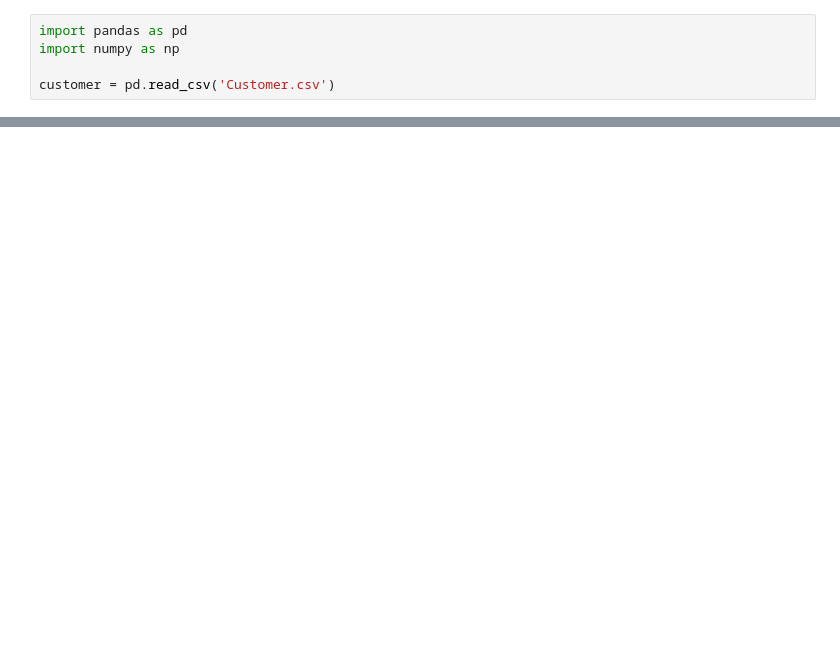
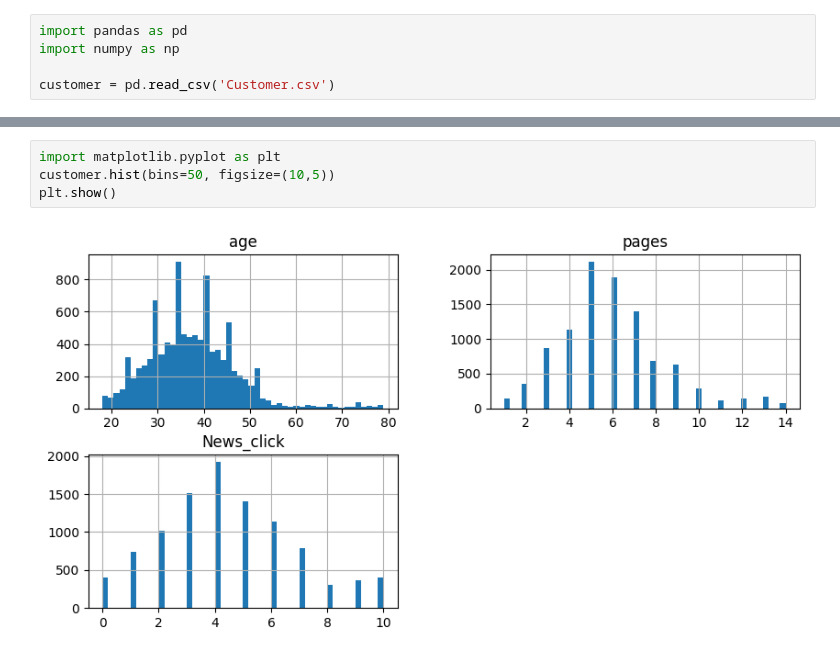
Before and after one commit to Ludovic-Potvin/devoir1-automatique, a Jupyter notebook: cleanup.ipynb, the cells around one changed output, grey strips where cells are left out. Drawn from its saved outputs; the diff is of its cells as text; blank space fills up the shorter version.

```diff
--- a/cleanup.ipynb
+++ b/cleanup.ipynb
@@ -46,0 +89,6 @@ customer.describe()
+# %%
+import matplotlib.pyplot as plt
+customer.hist(bins=50, figsize=(10,5))
+plt.show()
+# %% [output]
+[figure, added]
```
Also changed, not shown: parts of 16 cells of this notebook, 2 other files.
